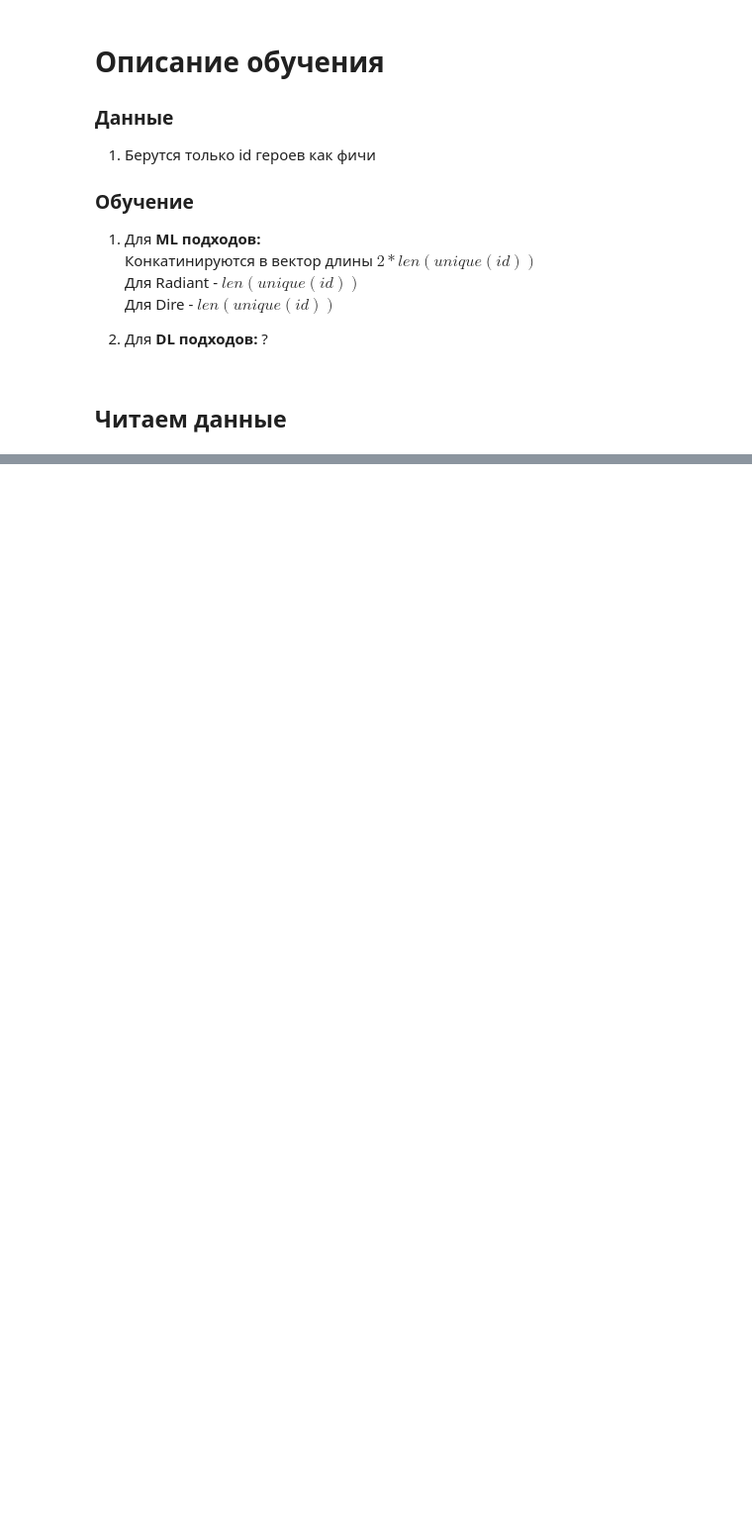
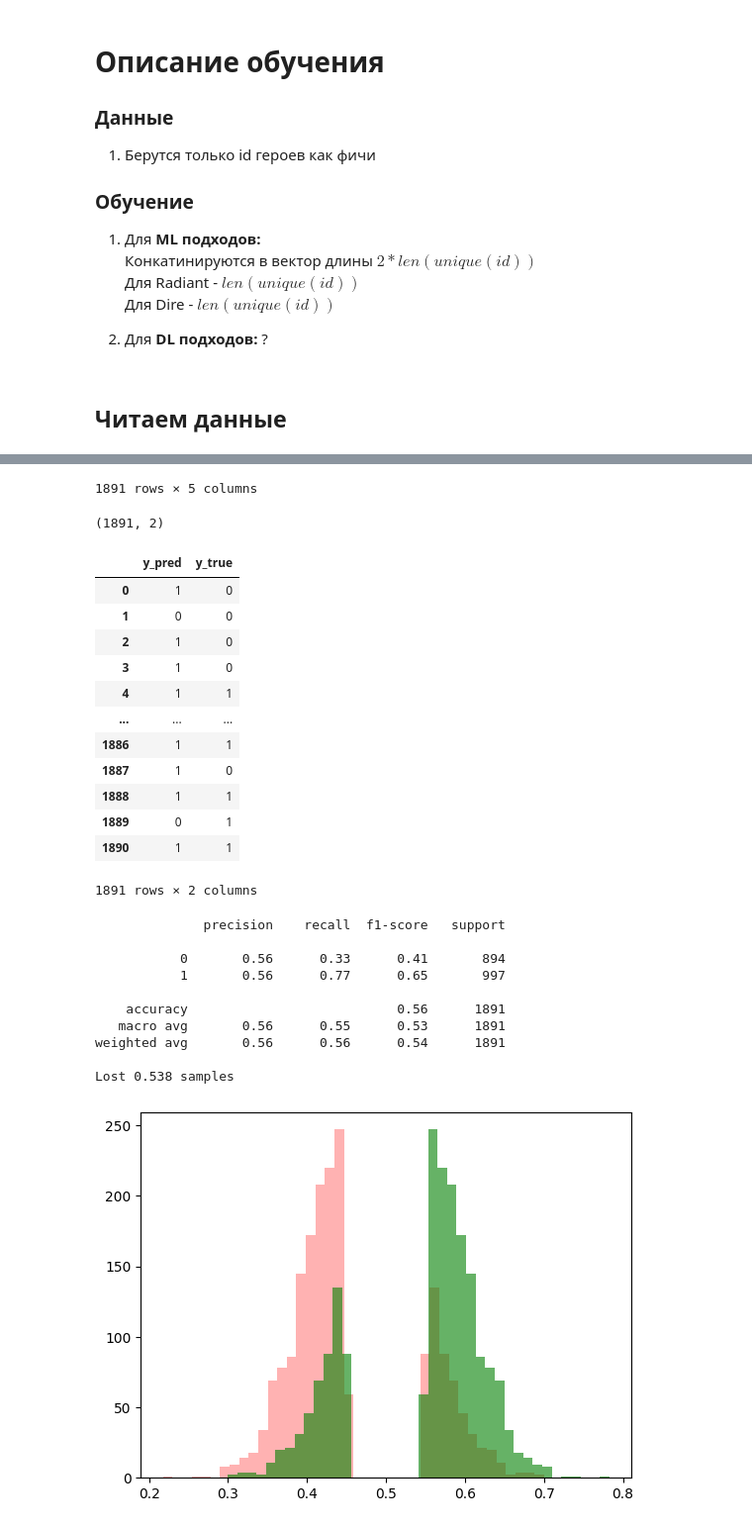
Before and after one commit to LeDron12/SmartDota, a Jupyter notebook: src/experiments/ids_only/ids_only.ipynb, the cells around one changed output, grey strips where cells are left out. Shown at 99% size. Saved outputs shown, nothing was run; the diff lists cells and outputs as text; code cells hidden in the pictures; blank space fills up the shorter version.

```diff
--- a/src/experiments/ids_only/ids_only.ipynb
+++ b/src/experiments/ids_only/ids_only.ipynb
@@ -152,0 +280,18 @@ display(df2)
+# %%
+from catboost import CatBoostClassifier
+
+
+cbt_model = CatBoostClassifier(
+                iterations=30_000,
+                learning_rate=3e-3,
+                depth=3
+            )
+
+cbt_model.fit(
+    X_train,
+    y_train,
+    eval_set=(X_val, y_val),
+    plot=True,
+    silent=True,
+    use_best_model=True
+)
@@ -152,0 +307,32 @@ display(df2)
+# %%
+THRESHOLD = 0.55
+
+df = pd.DataFrame()
+
+preds = cbt_model.predict(X_test)
+probas = cbt_model.predict_proba(X_test)
+
+df['preds'] = preds.tolist()
+df['prob_dire'] = probas[:, 0].tolist()
+df['prob_radiant'] = probas[:, 1].tolist()
+df['X_test'] = X_test.tolist()
+df['y_test'] = y_test.tolist()
+
+df_thr = df[(df['prob_dire'] > THRESHOLD) | (df['prob_radiant'] > THRESHOLD)]
+display(df_thr)
+
+probas_thr = np.concatenate(
+    (
+        df_thr['prob_dire'].to_numpy().reshape(-1, 1),
+        df_thr['prob_radiant'].to_numpy().reshape(-1, 1)
+    ), axis=1)
+print(probas_thr.shape)
+preds_thr = df_thr['preds'].to_numpy()
+X_test_thr = df_thr['X_test'].to_numpy()
+y_test_thr = df_thr['y_test'].to_numpy()
+
+plot_prob_hist(probas_thr)
+compare_results(preds_thr, y_test_thr, X_test_thr)
+print(classification_report(y_test_thr, preds_thr))
+print(f'Lost {1 - df_thr.shape[0] / df.shape[0]:.3f} samples')
+# %% [output]
@@ -152,0 +351,26 @@ display(df2)
+1891 rows × 5 columns
+(1891, 2)
+|  | y_pred | y_true |
+| 0 | 1 | 0 |
+| 1 | 0 | 0 |
+| 2 | 1 | 0 |
+| 3 | 1 | 0 |
+| 4 | 1 | 1 |
+| ... | ... | ... |
+| 1886 | 1 | 1 |
+| 1887 | 1 | 0 |
+| 1888 | 1 | 1 |
+| 1889 | 0 | 1 |
+| 1890 | 1 | 1 |
+1891 rows × 2 columns
+              precision    recall  f1-score   support
+
+           0       0.56      0.33      0.41       894
+           1       0.56      0.77      0.65       997
+
+    accuracy                           0.56      1891
+   macro avg       0.56      0.55      0.53      1891
+weighted avg       0.56      0.56      0.54      1891
+
+Lost 0.538 samples
+[figure, added]
```
Also changed, not shown: parts of 27 cells of this notebook, 17 other files.
